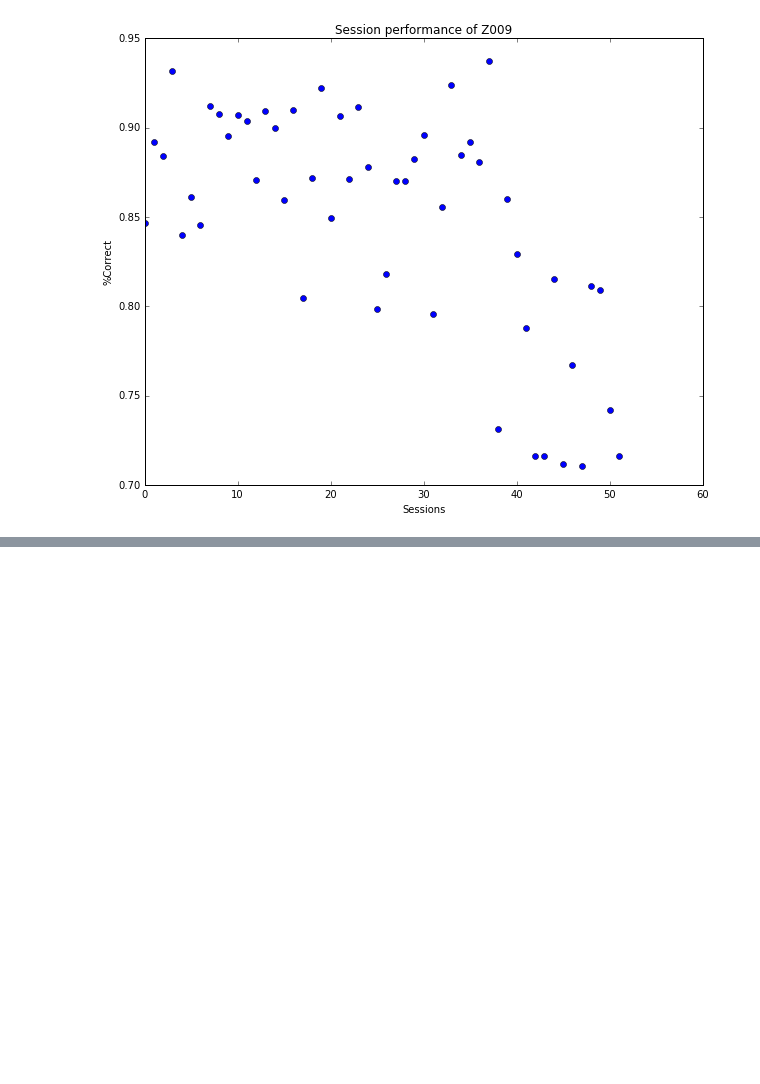
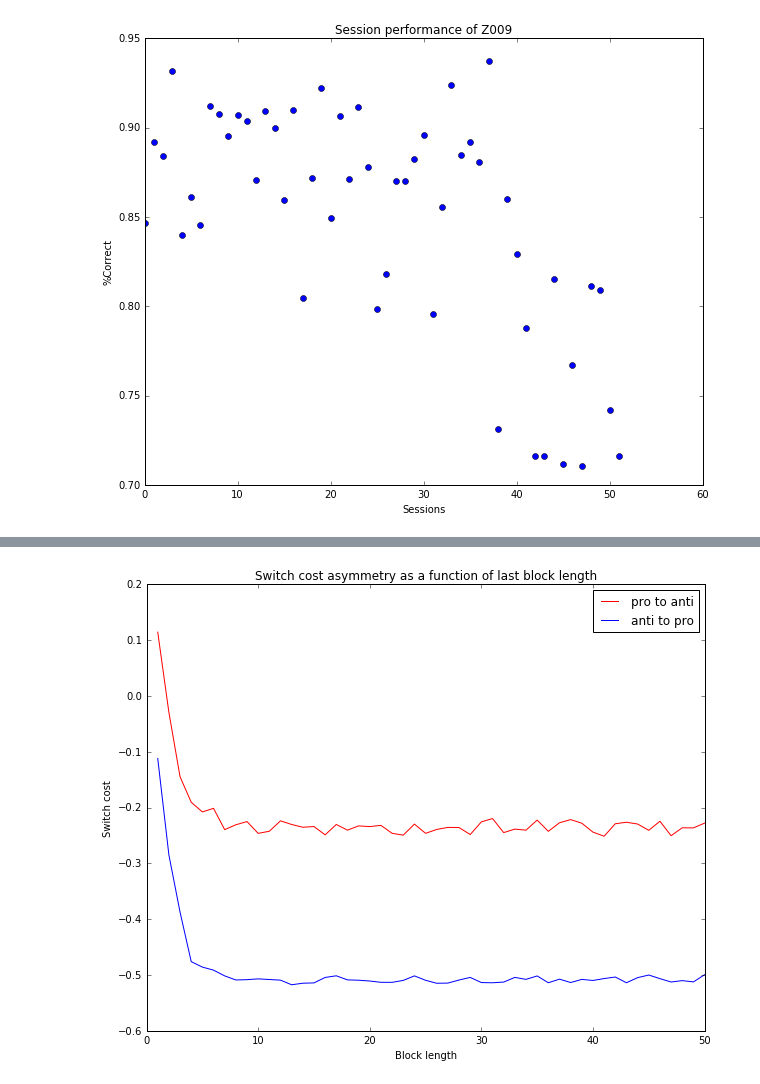
Before and after one commit to jacklxc/Virtual-Rat, a Jupyter notebook: SimpleVirtualRat.ipynb, the cells around one changed output, grey strips where cells are left out. Cells and saved outputs as stored; diff of their text form; code cells hidden in the pictures; blank space fills up the shorter version.

```diff
--- a/SimpleVirtualRat.ipynb
+++ b/SimpleVirtualRat.ipynb
@@ -271,0 +289,28 @@ KeyboardInterrupt:
+# %%
+simrat = SimRat(RNN)
+BLOCKS = 50
+REPEAT = 10
+p2a_drops = np.zeros((BLOCKS))
+a2p_drops = np.zeros((BLOCKS))
+for block_length in xrange(1,BLOCKS+1):
+    #print block_length
+    p2a_drop = np.zeros((REPEAT))
+    a2p_drop = np.zeros((REPEAT))
+    for i in xrange(REPEAT):
+        X, y = generateTrials(block_length, 1000/BLOCKS)
+        choice, probs = simrat.predict(X,y)
+
+        p2a_drop[i] = simrat.p2a_prob[3] - simrat.p2a_prob[2]
+        a2p_drop[i] = simrat.a2p_prob[3] - simrat.a2p_prob[2]
+    p2a_drops[block_length-1] = p2a_drop.mean()
+    a2p_drops[block_length-1] = a2p_drop.mean()
+
+p2aplot, = plt.plot(range(1,BLOCKS+1), p2a_drops, color='r')
+a2pplot, = plt.plot(range(1,BLOCKS+1), a2p_drops, color='b')
+plt.legend([p2aplot, a2pplot],["pro to anti","anti to pro"])
+plt.xlabel('Block length')
+plt.ylabel('Switch cost')
+plt.title('Switch cost asymmetry as a function of last block length')
+plt.show()
+# %% [output]
+[figure, added]
```
Also changed, not shown: parts of 4 cells of this notebook, 3 other files.
